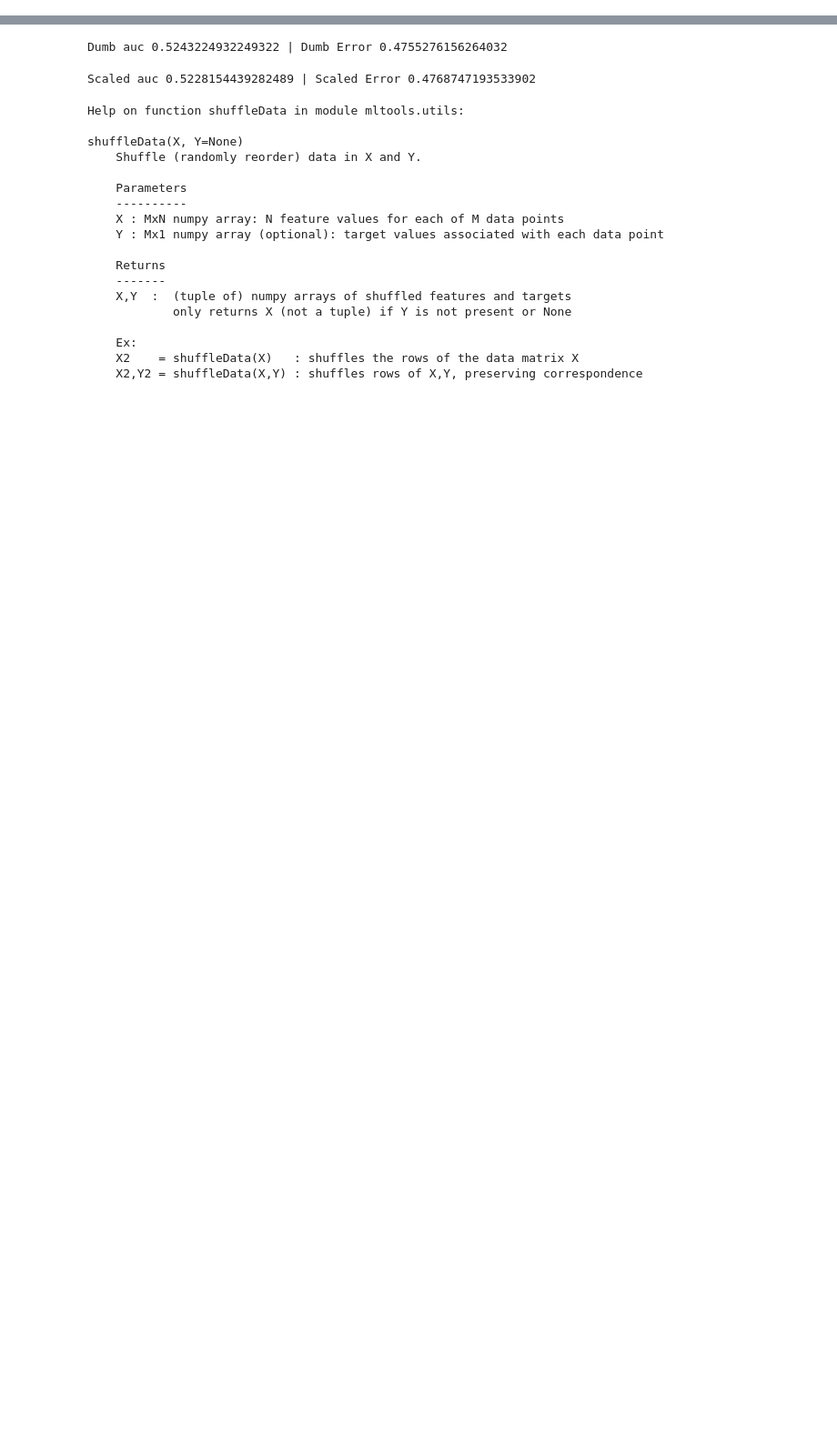
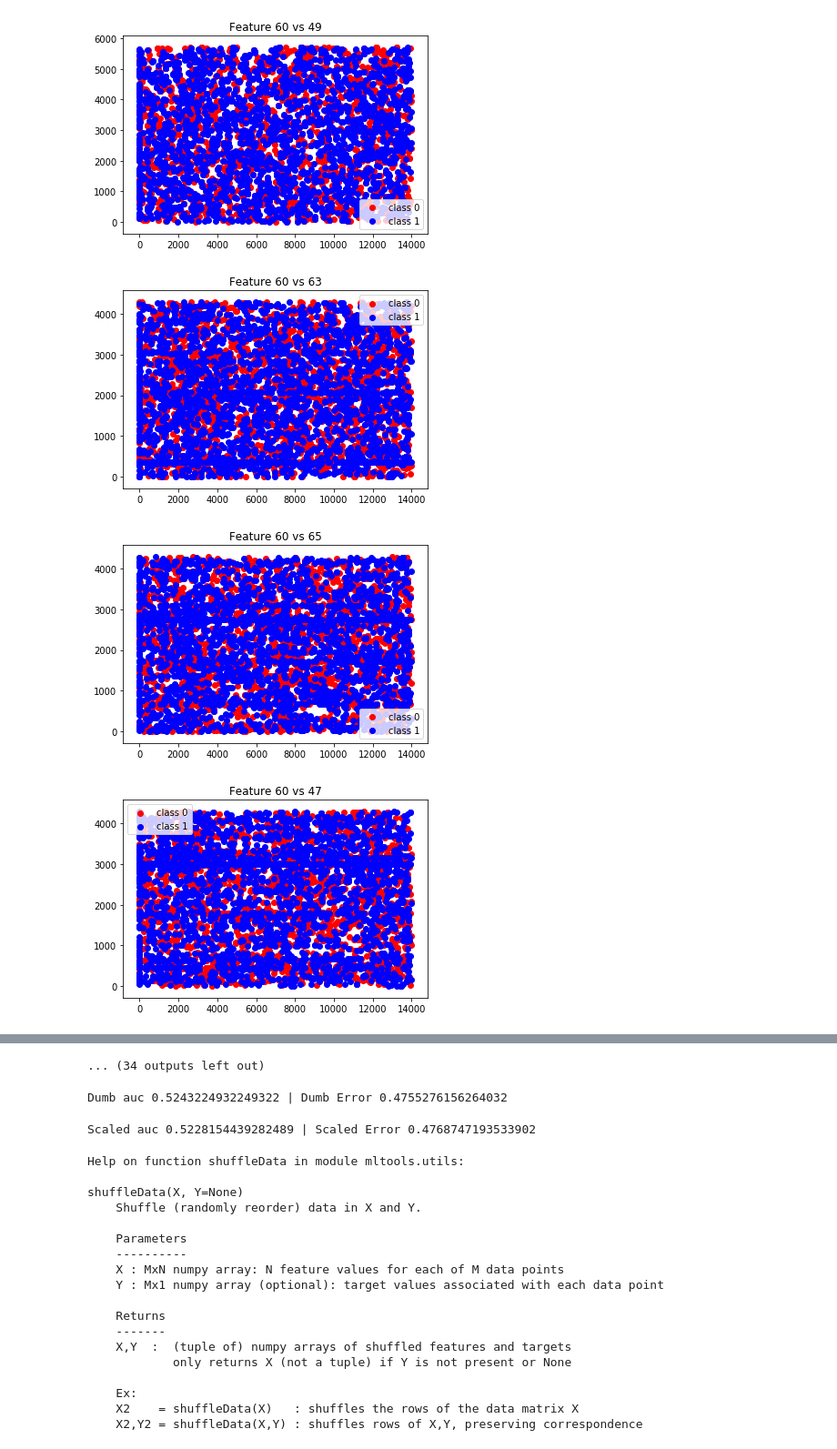
Before and after one commit to Spider-Babies-Round-2/spider-babies-round-2, a Jupyter notebook: Scaling_Knn_SKLearn_Feature_Compare.ipynb, the cells around one changed output, grey strips where cells are left out. Shown at 91% size. Cells and saved outputs as stored; diff of their text form; code cells hidden in the pictures; blank space fills up the shorter version.

```diff
--- a/Scaling_Knn_SKLearn_Feature_Compare.ipynb
+++ b/Scaling_Knn_SKLearn_Feature_Compare.ipynb
@@ -54,0 +59,20 @@ for index, feature in enumerate(compare):
+# %%
+compare = [59, 48, 62, 64, 46, 47, 58, 41, 45, 56]
+
+for index, feature in enumerate(compare):
+    for ind, feature2 in enumerate(compare[index+1:]):
+        if feature == feature2:
+            break
+        for i,c in enumerate(np.unique(Ytr)):
+            mask = np.where(Ytr == c)[0]
+            plt.scatter(Xtr[mask,feature], Xtr[mask,feature2], c=colors[i], label='class %d' % c)
+            plt.title("Feature " + str(feature + 1) + " vs " + str(feature2 + 1))
+
+        plt.legend()
+        plt.show()
+        plt.clf()
+# %% [output]
+[figure, added]
+[figure, added]
+[figure, added]
+[figure, added]
@@ -55,3 +87,4 @@ for index, feature in enumerate(compare):
+... (34 outputs left out)
 # %%
 not_scaled_auc = not_scaled_knn.auc(Xva, Yva)
 
```
Also changed, not shown: parts of 4 cells of this notebook.
